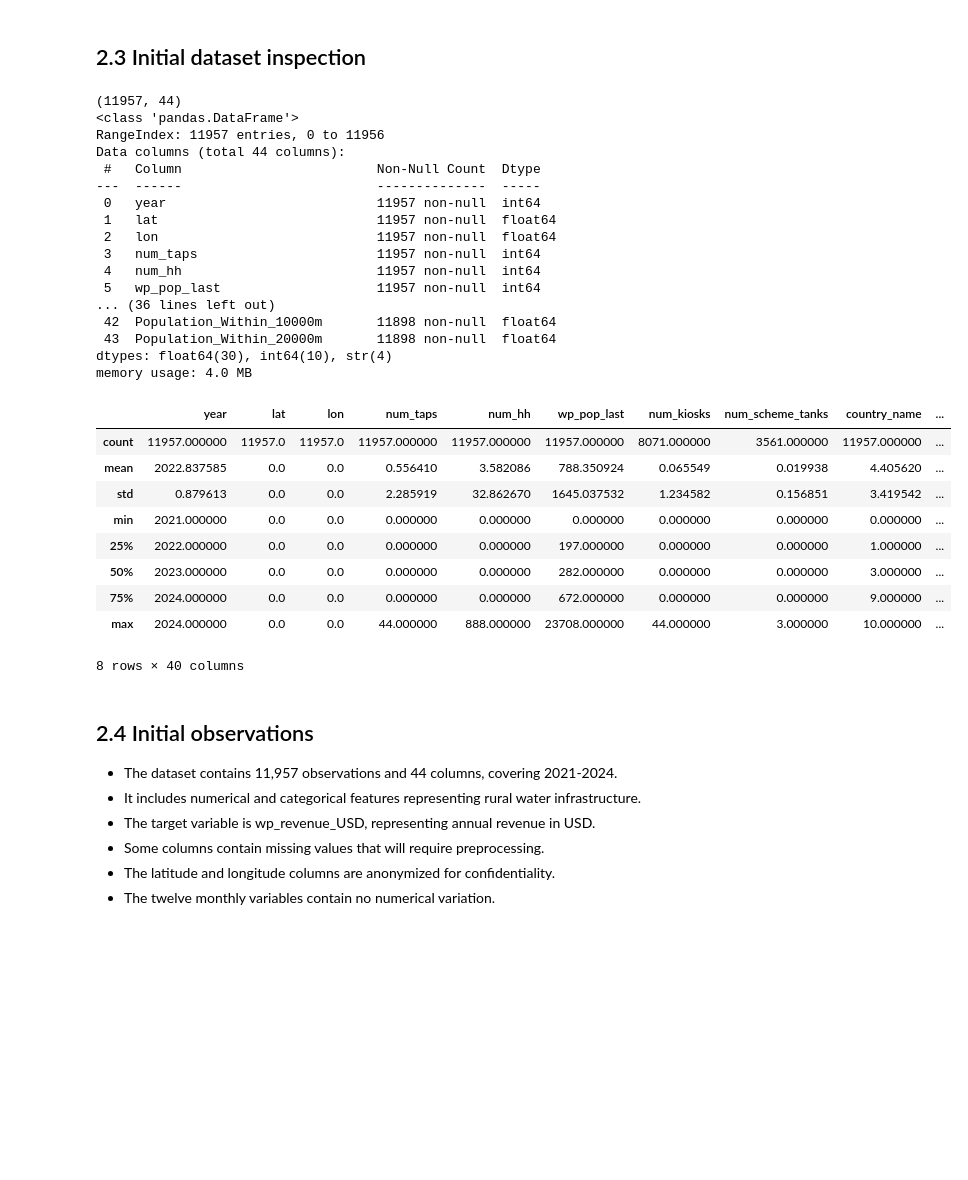
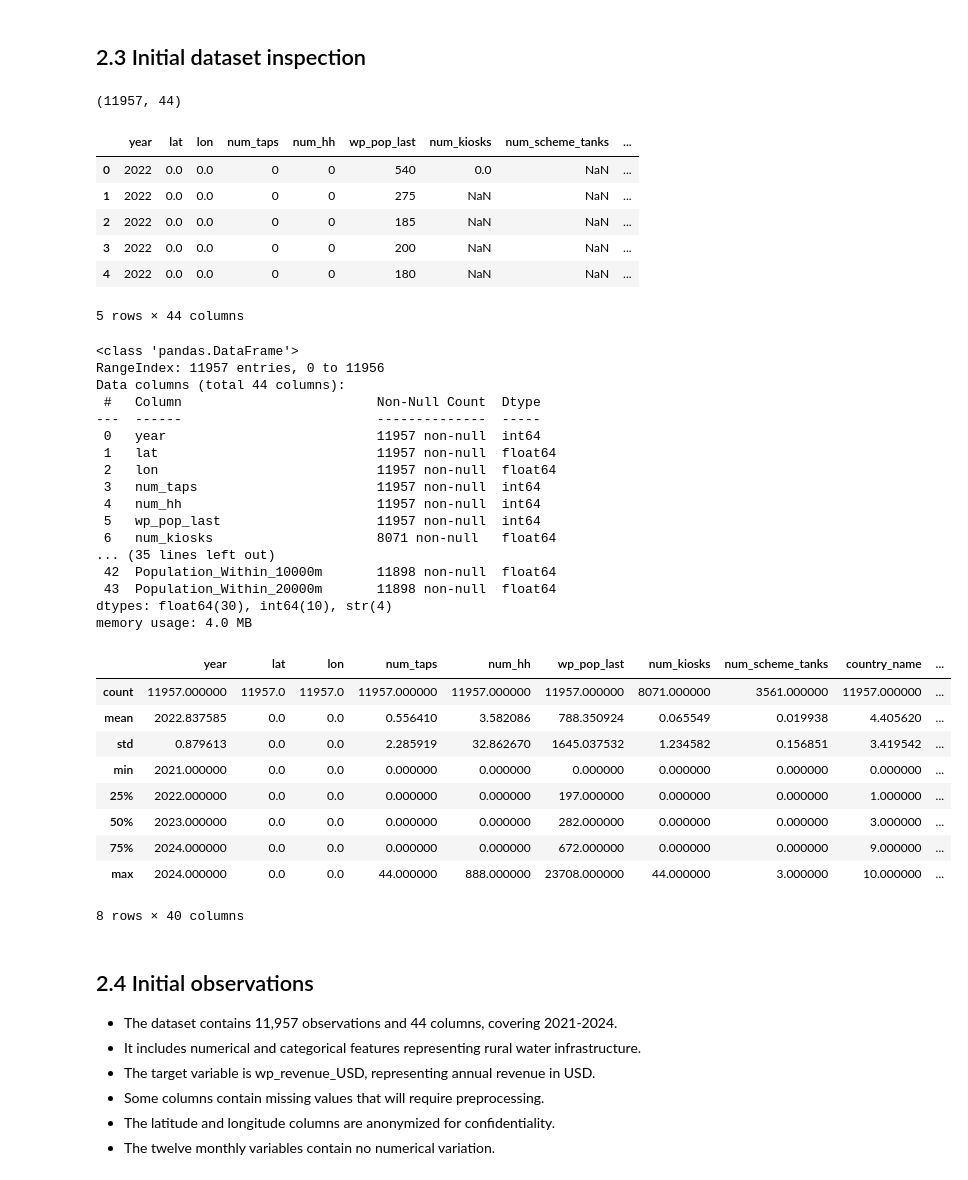
Before and after one commit to L-nsamba/linear_regression_model, a Jupyter notebook: summative/linear_regression/multivariate.ipynb, the cells around one changed output. Drawn from its saved outputs; the diff is of its cells as text; code cells hidden in the pictures; blank space fills up the shorter version.

```diff
--- a/summative/linear_regression/multivariate.ipynb
+++ b/summative/linear_regression/multivariate.ipynb
@@ -52,41 +52,49 @@ df = pd.read_csv('data/analysis_dataset.csv')
 # %% [markdown]
 ## 2.3 Initial dataset inspection
 # %%
-print(df.shape) # Confirming dataset dimensions
+print(df.shape)     # Confirming dataset dimensions
 
-df.head() # Previewing first 5 observations
+display(df.head())  # Previewing first 5 observations
 
-df.info() # Inspecting data types and non-null counts
+df.info()           # Inspecting data types and non-null counts
 
-df.describe() # Examining numerical distributions
+df.describe()       # Examining numerical distributions
 # %% [output]
 (11957, 44)
-<class 'pandas.DataFrame'>
-RangeIndex: 11957 entries, 0 to 11956
-Data columns (total 44 columns):
- #   Column                         Non-Null Count  Dtype
----  ------                         --------------  -----
- 0   year                           11957 non-null  int64
- 1   lat                            11957 non-null  float64
- 2   lon                            11957 non-null  float64
- 3   num_taps                       11957 non-null  int64
- 4   num_hh                         11957 non-null  int64
- 5   wp_pop_last                    11957 non-null  int64
-... (36 lines left out)
- 42  Population_Within_10000m       11898 non-null  float64
- 43  Population_Within_20000m       11898 non-null  float64
-dtypes: float64(30), int64(10), str(4)
-memory usage: 4.0 MB
-|  | year | lat | lon | num_taps | num_hh | wp_pop_last | num_kiosks | num_scheme_tanks | country_name | ... |
-| count | 11957.000000 | 11957.0 | 11957.0 | 11957.000000 | 11957.000000 | 11957.000000 | 8071.000000 | 3561.000000 | 11957.000000 | ... |
-| mean | 2022.837585 | 0.0 | 0.0 | 0.556410 | 3.582086 | 788.350924 | 0.065549 | 0.019938 | 4.405620 | ... |
-| std | 0.879613 | 0.0 | 0.0 | 2.285919 | 32.862670 | 1645.037532 | 1.234582 | 0.156851 | 3.419542 | ... |
-| min | 2021.000000 | 0.0 | 0.0 | 0.000000 | 0.000000 | 0.000000 | 0.000000 | 0.000000 | 0.000000 | ... |
-| 25% | 2022.000000 | 0.0 | 0.0 | 0.000000 | 0.000000 | 197.000000 | 0.000000 | 0.000000 | 1.000000 | ... |
-| 50% | 2023.000000 | 0.0 | 0.0 | 0.000000 | 0.000000 | 282.000000 | 0.000000 | 0.000000 | 3.000000 | ... |
-| 75% | 2024.000000 | 0.0 | 0.0 | 0.000000 | 0.000000 | 672.000000 | 0.000000 | 0.000000 | 9.000000 | ... |
-| max | 2024.000000 | 0.0 | 0.0 | 44.000000 | 888.000000 | 23708.000000 | 44.000000 | 3.000000 | 10.000000 | ... |
+|  | year | lat | lon | num_taps | num_hh | wp_pop_last | num_kiosks | num_scheme_tanks | ... |
+| 0 | 2022 | 0.0 | 0.0 | 0 | 0 | 540 | 0.0 | NaN | ... |
+| 1 | 2022 | 0.0 | 0.0 | 0 | 0 | 275 | NaN | NaN | ... |
+| 2 | 2022 | 0.0 | 0.0 | 0 | 0 | 185 | NaN | NaN | ... |
+| 3 | 2022 | 0.0 | 0.0 | 0 | 0 | 200 | NaN | NaN | ... |
+| 4 | 2022 | 0.0 | 0.0 | 0 | 0 | 180 | NaN | NaN | ... |
-8 rows × 40 columns
+5 rows × 44 columns
+<class 'pandas.DataFrame'>
+RangeIndex: 11957 entries, 0 to 11956
+Data columns (total 44 columns):
+ #   Column                         Non-Null Count  Dtype
+---  ------                         --------------  -----
+ 0   year                           11957 non-null  int64
+ 1   lat                            11957 non-null  float64
+ 2   lon                            11957 non-null  float64
+ 3   num_taps                       11957 non-null  int64
+ 4   num_hh                         11957 non-null  int64
+ 5   wp_pop_last                    11957 non-null  int64
+ 6   num_kiosks                     8071 non-null   float64
+... (35 lines left out)
+ 42  Population_Within_10000m       11898 non-null  float64
+ 43  Population_Within_20000m       11898 non-null  float64
+dtypes: float64(30), int64(10), str(4)
+memory usage: 4.0 MB
+|  | year | lat | lon | num_taps | num_hh | wp_pop_last | num_kiosks | num_scheme_tanks | country_name | ... |
+| count | 11957.000000 | 11957.0 | 11957.0 | 11957.000000 | 11957.000000 | 11957.000000 | 8071.000000 | 3561.000000 | 11957.000000 | ... |
+| mean | 2022.837585 | 0.0 | 0.0 | 0.556410 | 3.582086 | 788.350924 | 0.065549 | 0.019938 | 4.405620 | ... |
+| std | 0.879613 | 0.0 | 0.0 | 2.285919 | 32.862670 | 1645.037532 | 1.234582 | 0.156851 | 3.419542 | ... |
+| min | 2021.000000 | 0.0 | 0.0 | 0.000000 | 0.000000 | 0.000000 | 0.000000 | 0.000000 | 0.000000 | ... |
+| 25% | 2022.000000 | 0.0 | 0.0 | 0.000000 | 0.000000 | 197.000000 | 0.000000 | 0.000000 | 1.000000 | ... |
+| 50% | 2023.000000 | 0.0 | 0.0 | 0.000000 | 0.000000 | 282.000000 | 0.000000 | 0.000000 | 3.000000 | ... |
+| 75% | 2024.000000 | 0.0 | 0.0 | 0.000000 | 0.000000 | 672.000000 | 0.000000 | 0.000000 | 9.000000 | ... |
+| max | 2024.000000 | 0.0 | 0.0 | 44.000000 | 888.000000 | 23708.000000 | 44.000000 | 3.000000 | 10.000000 | ... |
+8 rows × 40 columns
 # %% [markdown]
 ## 2.4 Initial observations
 - The dataset contains 11,957 observations and 44 columns, covering 2021-2024.
```
Also changed, not shown: parts of 20 cells of this notebook.
